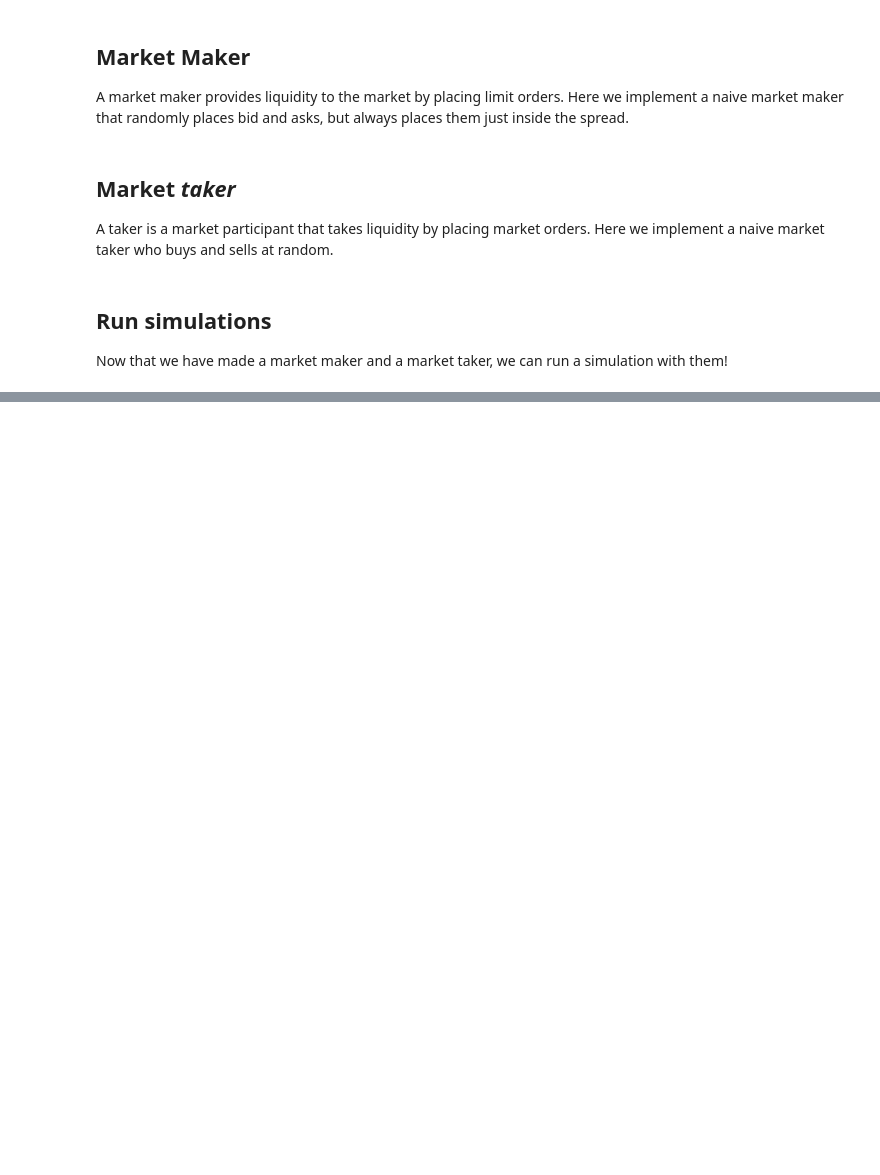
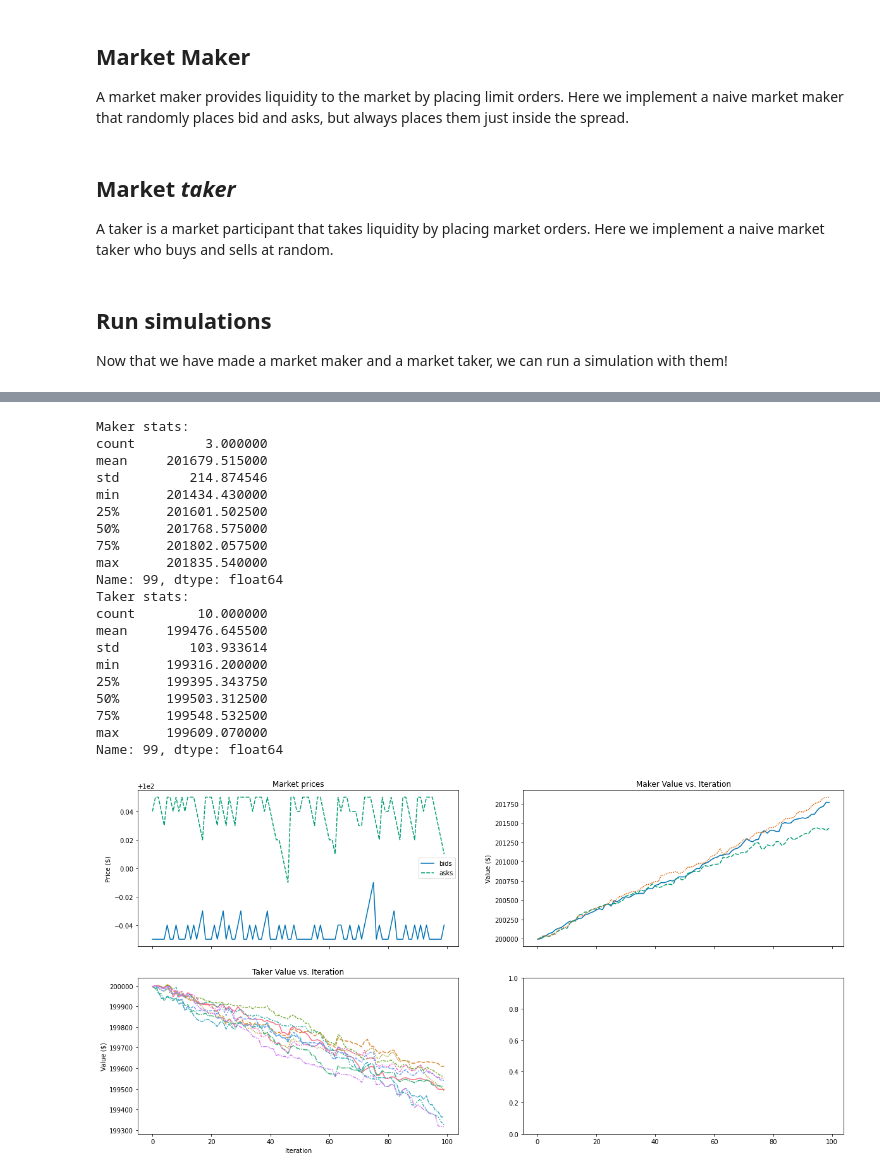
Before and after one commit to maxholloway/agent-exchange, a Jupyter notebook: examples/stock_exchange_v1/stock_exchange_v1.ipynb, the cells around one changed output, grey strips where cells are left out. Saved outputs shown, nothing was run; the diff lists cells and outputs as text; code cells hidden in the pictures; blank space fills up the shorter version.

```diff
--- a/examples/stock_exchange_v1/stock_exchange_v1.ipynb
+++ b/examples/stock_exchange_v1/stock_exchange_v1.ipynb
@@ -158,0 +232,24 @@ Interesting! It looks like most of our agents increase *some*, while a smaller n
+# %%
+_ = run_naive_experiment(num_makers=3, num_takers=10, num_steps=100)
+# %% [output]
+Maker stats:
+count         3.000000
+mean     201679.515000
+std         214.874546
+min      201434.430000
+25%      201601.502500
+50%      201768.575000
+75%      201802.057500
+max      201835.540000
+Name: 99, dtype: float64
+Taker stats:
+count        10.000000
+mean     199476.645500
+std         103.933614
+min      199316.200000
+25%      199395.343750
+50%      199503.312500
+75%      199548.532500
+max      199609.070000
+Name: 99, dtype: float64
+[figure, added]
```
Also changed, not shown: parts of 20 cells of this notebook, 2 other files.
